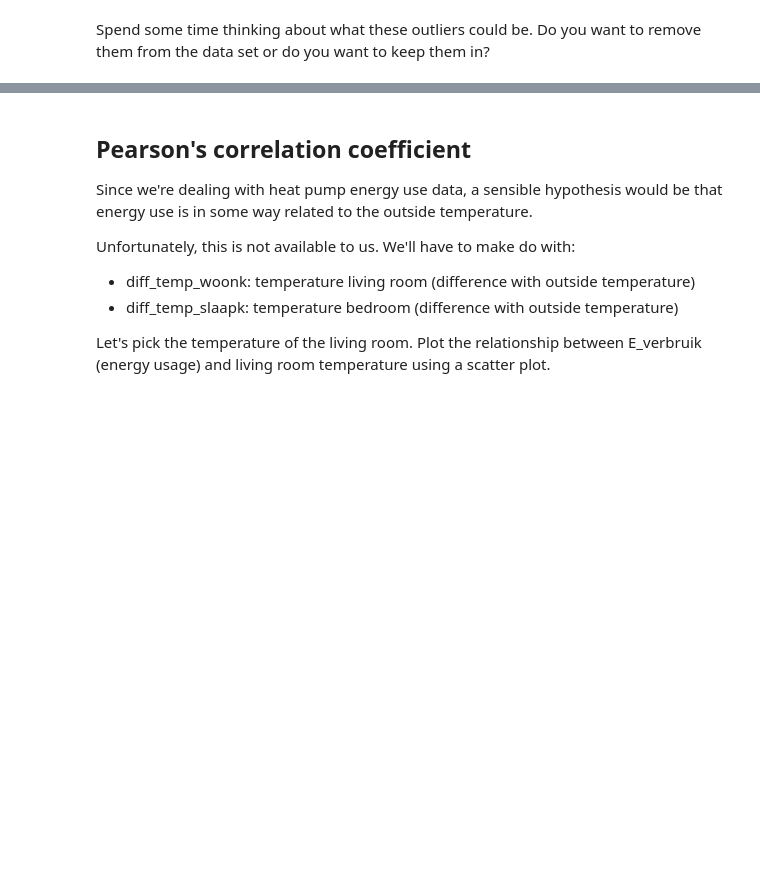
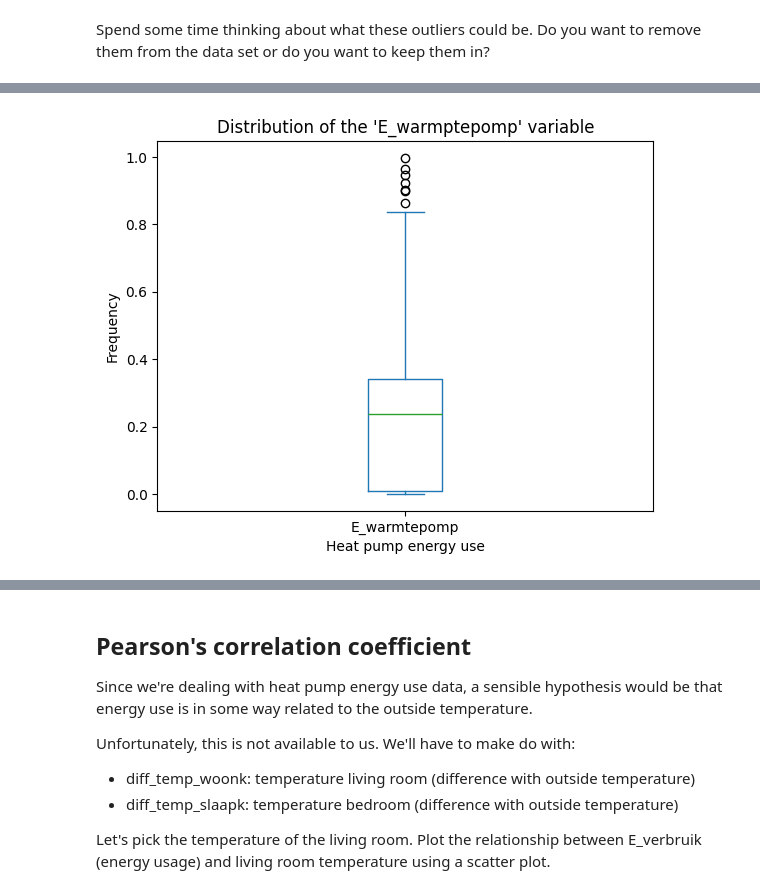
Before and after one commit to AIM-MADS-DATEXP/workshop-distributions-correlations, a Jupyter notebook: notebooks/distributions_correlations.ipynb, the cells around one changed output, grey strips where cells are left out. Saved outputs shown, nothing was run; the diff lists cells and outputs as text; code cells hidden in the pictures; blank space fills up the shorter version.

```diff
--- a/notebooks/distributions_correlations.ipynb
+++ b/notebooks/distributions_correlations.ipynb
@@ -117,0 +137,6 @@ Spend some time thinking about what these outliers could be. Do you want to remo
+# %%
+# The distribution of the E_warmtepomp variable (heat pump energy use.)
+dfhp['E_warmtepomp'].plot.box(title="Distribution of the 'E_warmptepomp' variable", xlabel="Heat pump energy use (kWh)", ylabel="Frequency")
+plt.show()
+# %% [output]
+[figure, added]
```
Also changed, not shown: parts of 11 cells of this notebook, 1 other file.
